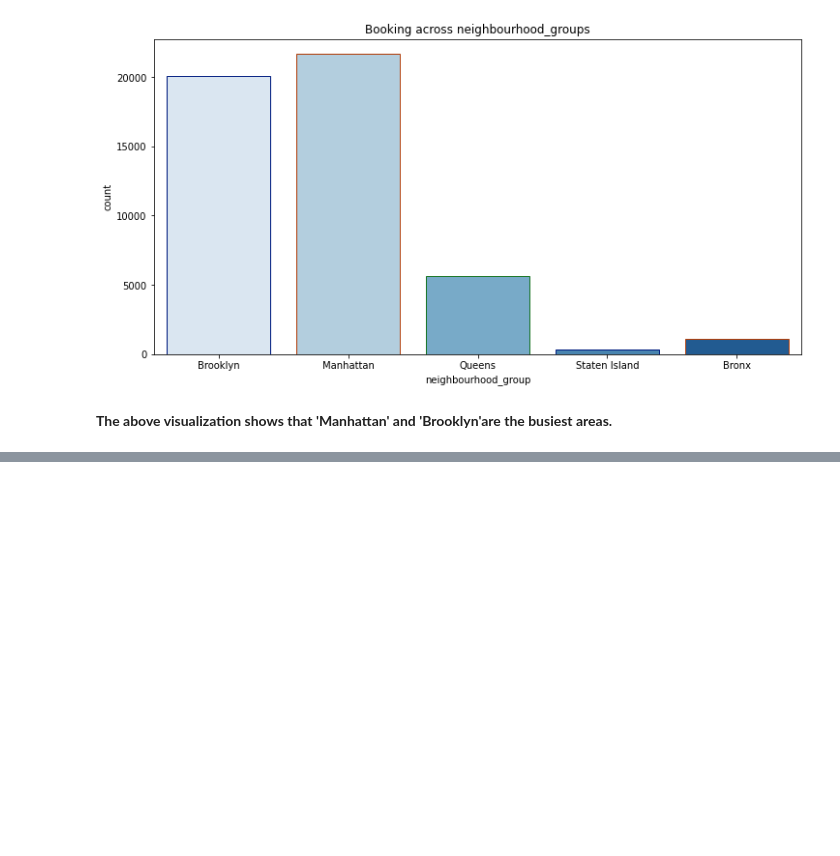
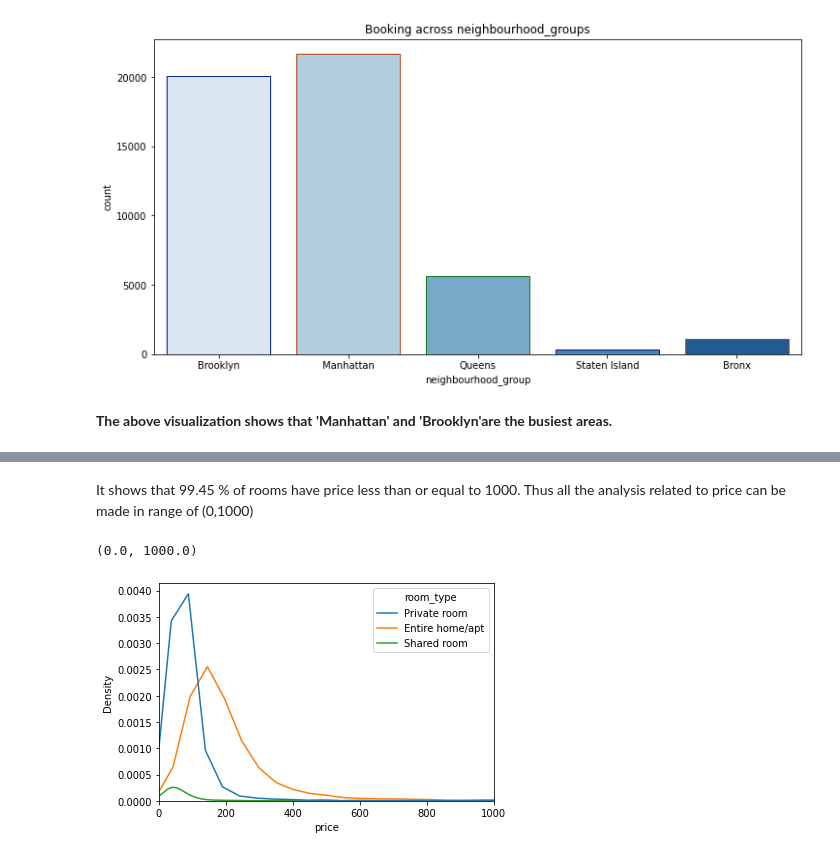
Before and after one commit to priyanshuupadhyay15/EDA_Airbnb_NYC, a Jupyter notebook: EDA_Airbnb.ipynb, the cells around one changed output, grey strips where cells are left out. Drawn from its saved outputs; the diff is of its cells as text; code cells hidden in the pictures; blank space fills up the shorter version.

```diff
--- a/EDA_Airbnb.ipynb
+++ b/EDA_Airbnb.ipynb
@@ -226,0 +266,6 @@ Text(0.5, 1.0, 'Booking across neighbourhood_groups')
+# %%
+#first we need to filter the price range of rooms
+airbnb.drop(airbnb[airbnb['price'] == 0].index, inplace = True)
+airbnb.drop(airbnb[airbnb['availability_365'] == 0].index, inplace =True)
+#drop minimum  nights that is over 365 days
+airbnb.drop(airbnb[airbnb.minimum_nights>365].index, inplace = True)
@@ -226,0 +291,10 @@ Text(0.5, 1.0, 'Booking across neighbourhood_groups')
+# %% [markdown]
+It shows that 99.45 % of rooms have price less than or equal to 1000.
+Thus all the analysis related to price can be made in range of (0,1000)
+# %%
+#visualising the price of different room types
+sns.kdeplot(data = airbnb['room_type'], x = airbnb['price'], hue = airbnb['room_type'])
+plt.xlim(0,1000)
+# %% [output]
+(0.0, 1000.0)
+[figure, added]
```
Also changed, not shown: parts of 18 cells of this notebook.
